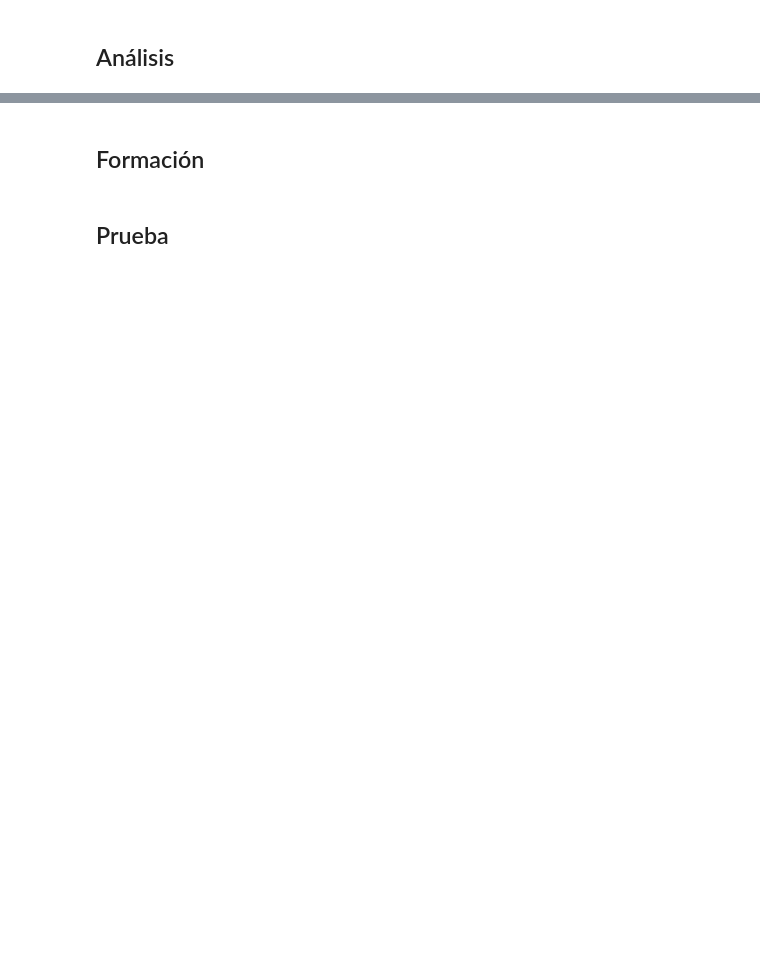
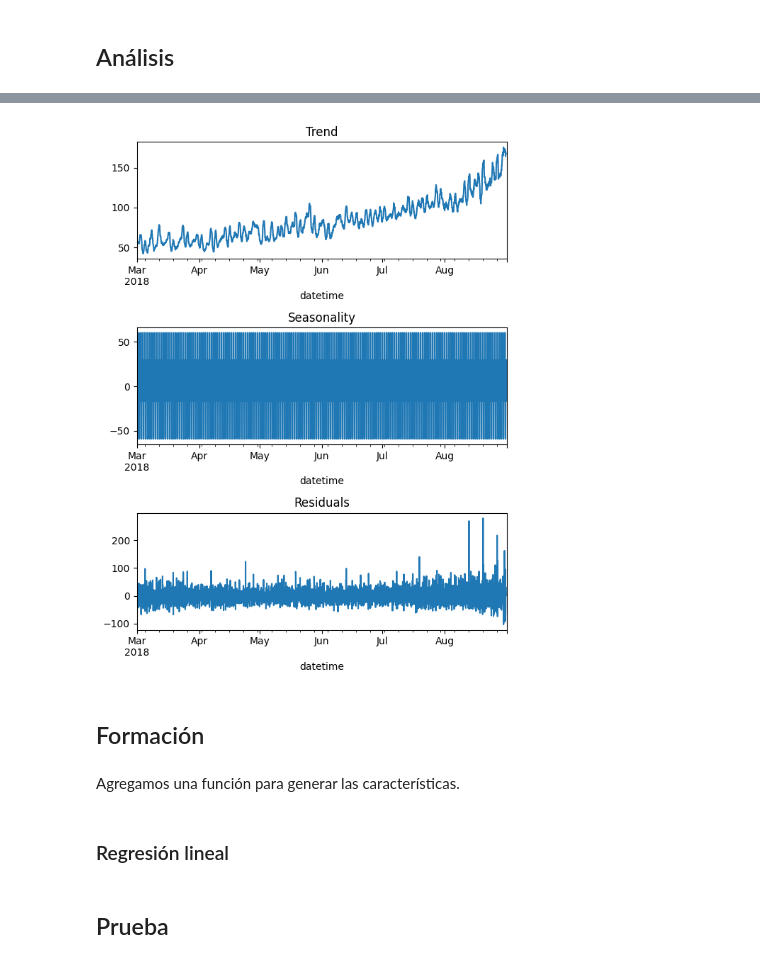
Before and after one commit to ianxportillo/Project_13, a Jupyter notebook: Project_13.ipynb, the cells around one changed output, grey strips where cells are left out. Cells and saved outputs as stored; diff of their text form; code cells hidden in the pictures; blank space fills up the shorter version.

```diff
--- a/Project_13.ipynb
+++ b/Project_13.ipynb
@@ -28,2 +99,22 @@ import pandas as pd
+# %%
+decomposed = seasonal_decompose(df)
+
+plt.figure(figsize=(6, 8))
+plt.subplot(311)
+# Para mostrar el gráfico de manera correcta, especifica su
+# eje ax igual a plt.gca() (gca = obtener el eje actual)
+decomposed.trend.plot(ax=plt.gca())
+plt.title('Trend')
+plt.subplot(312)
+decomposed.seasonal.plot(ax=plt.gca())
+plt.title('Seasonality')
+plt.subplot(313)
+decomposed.resid.plot(ax=plt.gca())
+plt.title('Residuals')
+plt.tight_layout()
+# %% [output]
+[figure, added]
 # %% [markdown]
 ## Formación
+# %% [markdown]
+Agregamos una función para generar las características.
@@ -29,0 +134,2 @@ import pandas as pd
+# %% [markdown]
+### Regresión lineal
```
Also changed, not shown: parts of 19 cells of this notebook.
